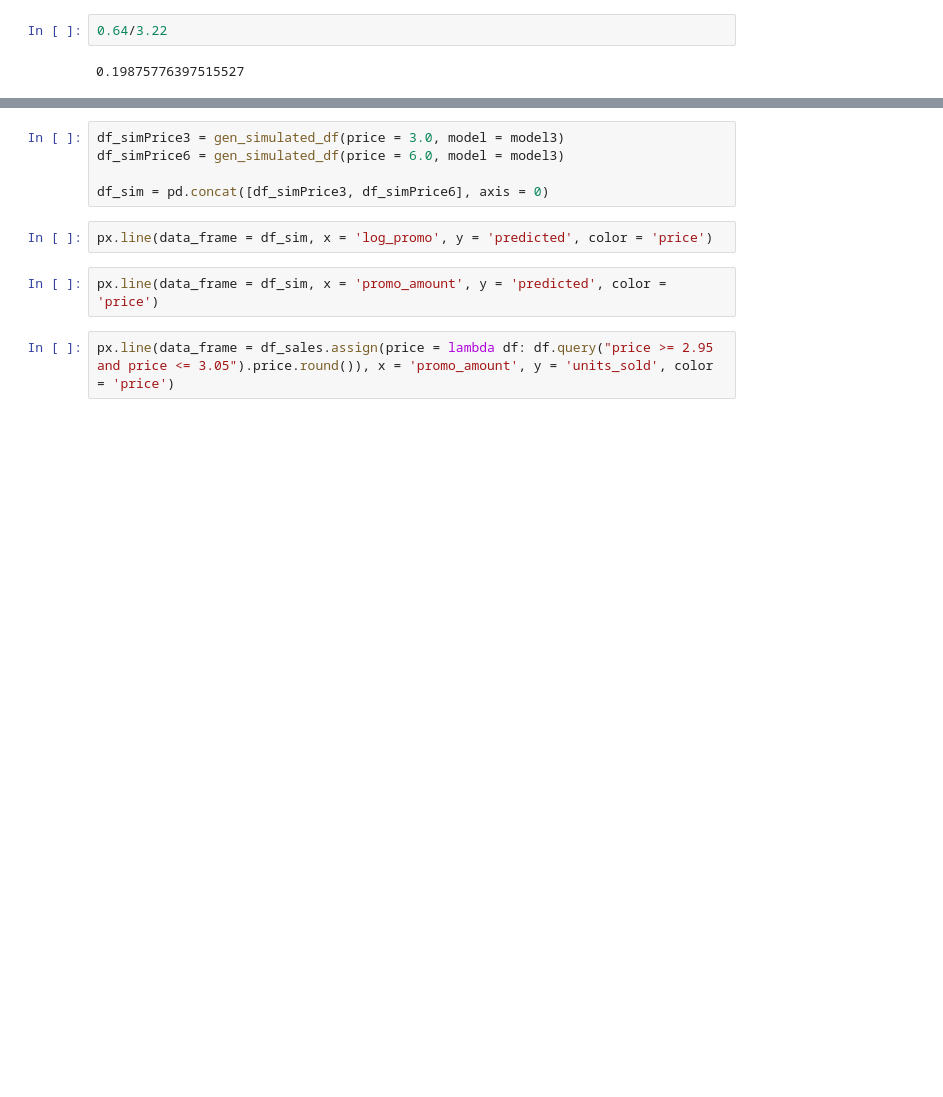
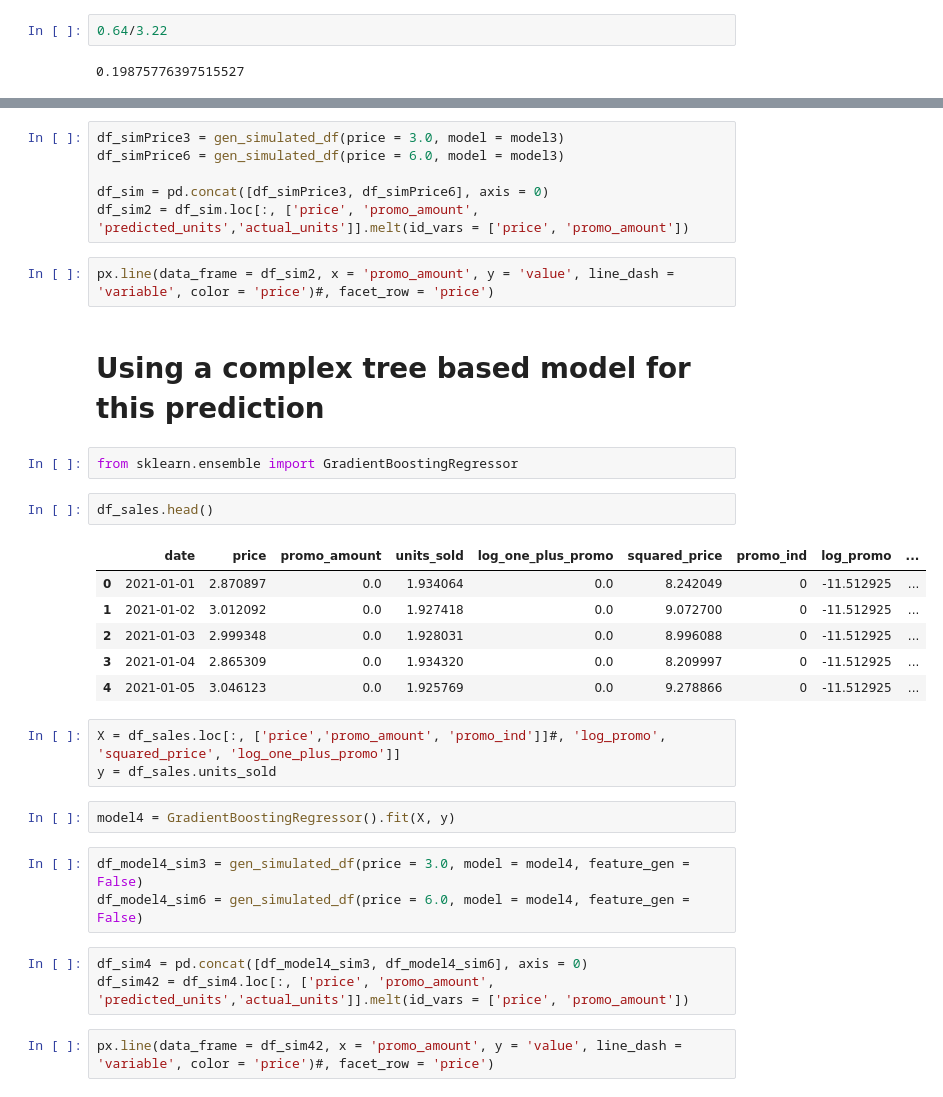
Before and after one commit to rahuljungbahadur/experiments_and_simulations, a Jupyter notebook: price_promotion_elasticity/store_promo_elasticity_computation.ipynb, the cells around one changed output, grey strips where cells are left out. Drawn from its saved outputs; the diff is of its cells as text; blank space fills up the shorter version.

```diff
--- a/price_promotion_elasticity/store_promo_elasticity_computation.ipynb
+++ b/price_promotion_elasticity/store_promo_elasticity_computation.ipynb
@@ -303,9 +325,32 @@ df_simPrice3 = gen_simulated_df(price = 3.0, model = model3)
 df_simPrice6 = gen_simulated_df(price = 6.0, model = model3)
 
 df_sim = pd.concat([df_simPrice3, df_simPrice6], axis = 0)
+df_sim2 = df_sim.loc[:, ['price', 'promo_amount', 'predicted_units','actual_units']].melt(id_vars = ['price', 'promo_amount'])
 # %%
-px.line(data_frame = df_sim, x = 'log_promo', y = 'predicted', color = 'price')
+px.line(data_frame = df_sim2, x = 'promo_amount', y = 'value', line_dash = 'variable', color = 'price')#, facet_row = 'price')
+# %% [markdown]
+# Using a complex tree based model for this prediction
+# %%
+from sklearn.ensemble import GradientBoostingRegressor
+# %%
+df_sales.head()
+# %% [output]
+|  | date | price | promo_amount | units_sold | log_one_plus_promo | squared_price | promo_ind | log_promo | ... |
+| 0 | 2021-01-01 | 2.870897 | 0.0 | 1.934064 | 0.0 | 8.242049 | 0 | -11.512925 | ... |
+| 1 | 2021-01-02 | 3.012092 | 0.0 | 1.927418 | 0.0 | 9.072700 | 0 | -11.512925 | ... |
+| 2 | 2021-01-03 | 2.999348 | 0.0 | 1.928031 | 0.0 | 8.996088 | 0 | -11.512925 | ... |
+| 3 | 2021-01-04 | 2.865309 | 0.0 | 1.934320 | 0.0 | 8.209997 | 0 | -11.512925 | ... |
+| 4 | 2021-01-05 | 3.046123 | 0.0 | 1.925769 | 0.0 | 9.278866 | 0 | -11.512925 | ... |
+# %%
+X = df_sales.loc[:, ['price','promo_amount', 'promo_ind']]#, 'log_promo', 'squared_price', 'log_one_plus_promo']]
+y = df_sales.units_sold
+# %%
+model4 = GradientBoostingRegressor().fit(X, y)
+# %%
+df_model4_sim3 = gen_simulated_df(price = 3.0, model = model4, feature_gen = False)
+df_model4_sim6 = gen_simulated_df(price = 6.0, model = model4, feature_gen = False)
+# %%
+df_sim4 = pd.concat([df_model4_sim3, df_model4_sim6], axis = 0)
+df_sim42 = df_sim4.loc[:, ['price', 'promo_amount', 'predicted_units','actual_units']].melt(id_vars = ['price', 'promo_amount'])
 # %%
-px.line(data_frame = df_sim, x = 'promo_amount', y = 'predicted', color = 'price')
+px.line(data_frame = df_sim42, x = 'promo_amount', y = 'value', line_dash = 'variable', color = 'price')#, facet_row = 'price')
-# %%
-px.line(data_frame = df_sales.assign(price = lambda df: df.query("price >= 2.95 and price <= 3.05").price.round()), x = 'promo_amount', y = 'units_sold', color = 'price')
```
Also changed, not shown: parts of 19 cells of this notebook.
